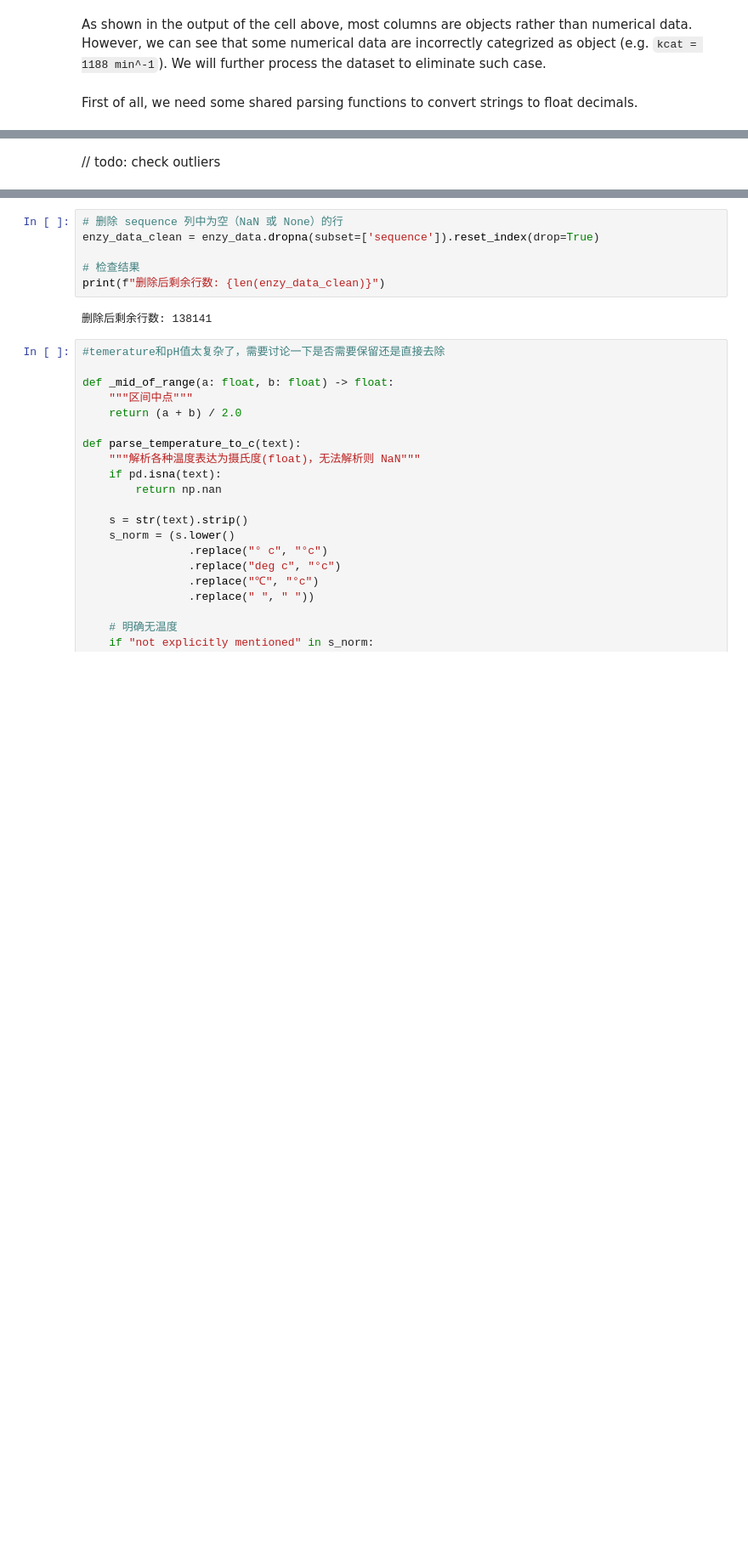
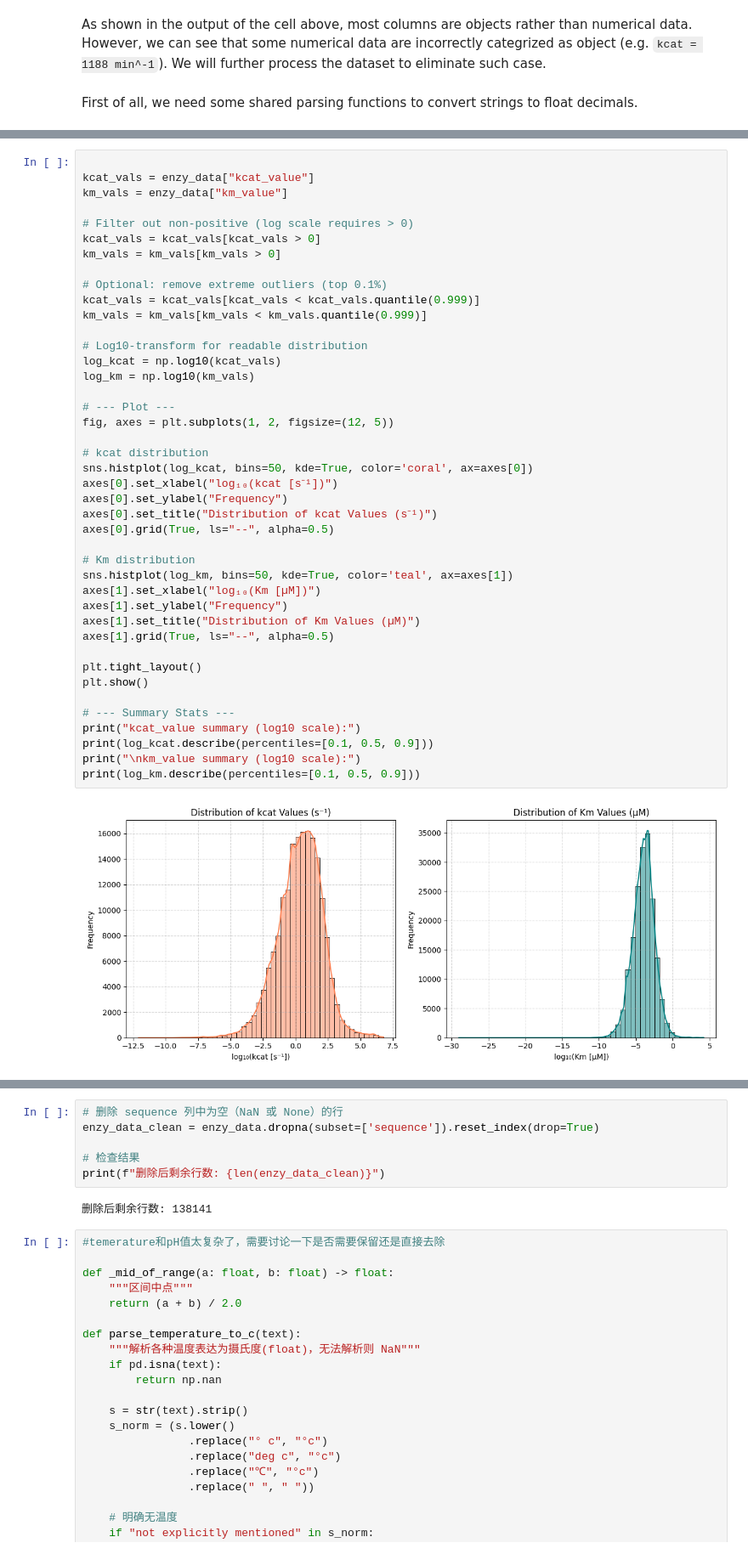
Before and after one commit to tinayang3024/CHE1147-Group-Project, a Jupyter notebook: notebooks/exploration.ipynb, the cells around one changed output, grey strips where cells are left out. Shown at 85% size. Cells and saved outputs as stored; diff of their text form; blank space fills up the shorter version.

```diff
--- a/notebooks/exploration.ipynb
+++ b/notebooks/exploration.ipynb
@@ -430,2 +217,44 @@ valid               : 220359
-# %% [markdown]
-// todo: check outliers
+# %%
+
+kcat_vals = enzy_data["kcat_value"]
+km_vals = enzy_data["km_value"]
+
+# Filter out non-positive (log scale requires > 0)
+kcat_vals = kcat_vals[kcat_vals > 0]
+km_vals = km_vals[km_vals > 0]
+
+# Optional: remove extreme outliers (top 0.1%)
+kcat_vals = kcat_vals[kcat_vals < kcat_vals.quantile(0.999)]
+km_vals = km_vals[km_vals < km_vals.quantile(0.999)]
+
+# Log10-transform for readable distribution
+log_kcat = np.log10(kcat_vals)
+log_km = np.log10(km_vals)
+
+# --- Plot ---
+fig, axes = plt.subplots(1, 2, figsize=(12, 5))
+
+# kcat distribution
+sns.histplot(log_kcat, bins=50, kde=True, color='coral', ax=axes[0])
+axes[0].set_xlabel("log₁₀(kcat [s⁻¹])")
+axes[0].set_ylabel("Frequency")
+axes[0].set_title("Distribution of kcat Values (s⁻¹)")
+axes[0].grid(True, ls="--", alpha=0.5)
+
+# Km distribution
+sns.histplot(log_km, bins=50, kde=True, color='teal', ax=axes[1])
+axes[1].set_xlabel("log₁₀(Km [µM])")
+axes[1].set_ylabel("Frequency")
+axes[1].set_title("Distribution of Km Values (µM)")
+axes[1].grid(True, ls="--", alpha=0.5)
+
+plt.tight_layout()
+plt.show()
+
+# --- Summary Stats ---
+print("kcat_value summary (log10 scale):")
+print(log_kcat.describe(percentiles=[0.1, 0.5, 0.9]))
+print("\nkm_value summary (log10 scale):")
+print(log_km.describe(percentiles=[0.1, 0.5, 0.9]))
+# %% [output]
+[figure, added]
```
Also changed, not shown: parts of 18 cells of this notebook.
